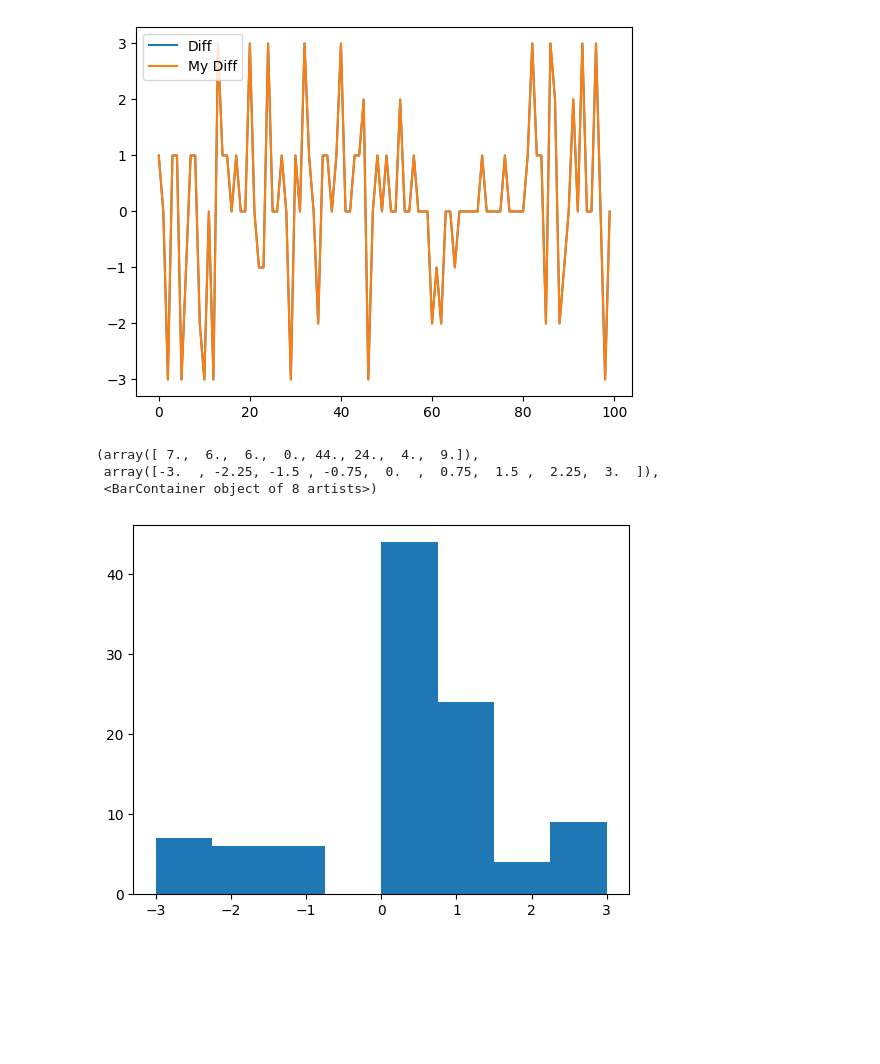
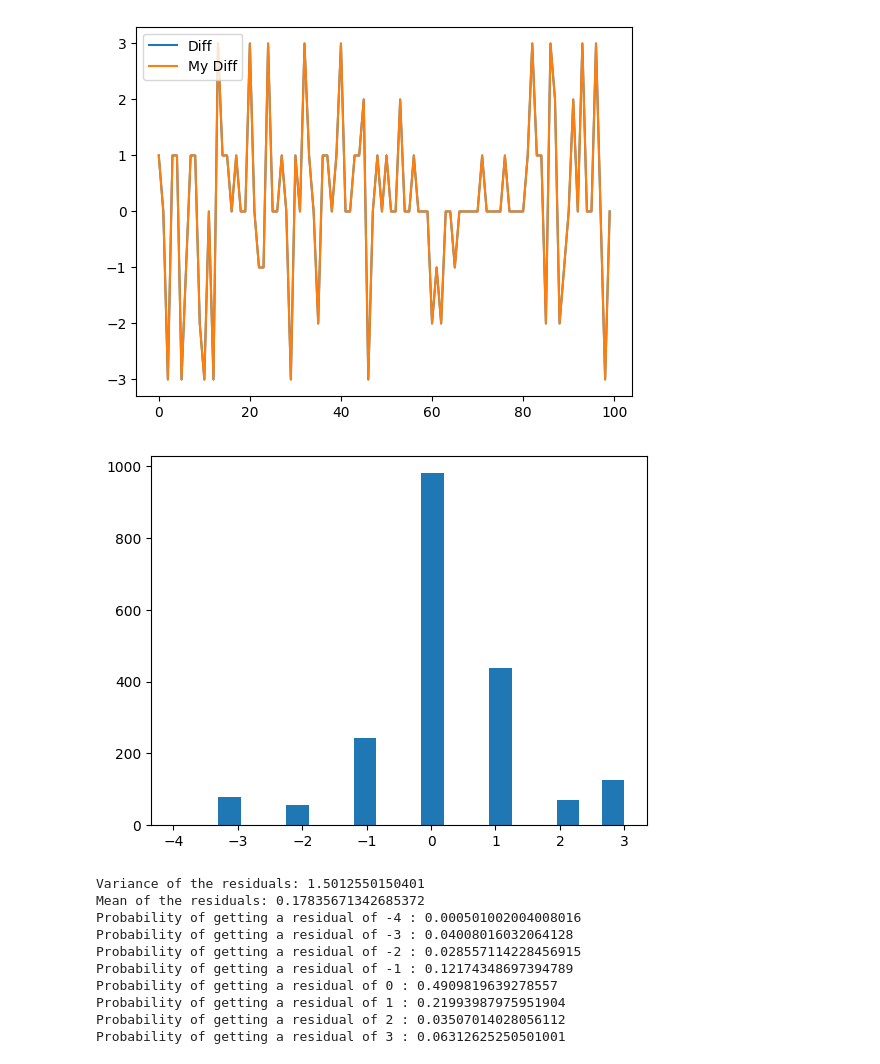
Before and after one commit to levladiator/Prosperity, a Jupyter notebook: src/forecaster-STARFRUIT.ipynb, the cells around one changed output. Saved outputs shown, nothing was run; the diff lists cells and outputs as text; code cells hidden in the pictures; blank space fills up the shorter version.

```diff
--- a/src/forecaster-STARFRUIT.ipynb
+++ b/src/forecaster-STARFRUIT.ipynb
@@ -182,11 +182,27 @@ My MSE: 0.006012024048096192
 [figure]
 [figure]
 # %%
-diff = actual[n:n+l] - my_predictions[n:n+l]
-plt.hist(diff, bins=8)
+diff = actual - my_predictions
+plt.hist(diff, bins=20)
+plt.show()
+
+# Calculate the variance of the residuals
+print("Variance of the residuals:", np.var(diff))
+print("Mean of the residuals:", np.mean(diff))
+
+# Calculate the probability of getting any residuals
+for i in range(-4, 4):
+    print("Probability of getting a residual of", i, ":", np.mean(diff == i))
 # %% [output]
+[figure, new version]
-(array([ 7.,  6.,  6.,  0., 44., 24.,  4.,  9.]),
- array([-3.  , -2.25, -1.5 , -0.75,  0.  ,  0.75,  1.5 ,  2.25,  3.  ]),
- <BarContainer object of 8 artists>)
+Variance of the residuals: 1.5012550150401
+Mean of the residuals: 0.17835671342685372
+Probability of getting a residual of -4 : 0.000501002004008016
+Probability of getting a residual of -3 : 0.04008016032064128
+Probability of getting a residual of -2 : 0.028557114228456915
+Probability of getting a residual of -1 : 0.12174348697394789
+Probability of getting a residual of 0 : 0.4909819639278557
+Probability of getting a residual of 1 : 0.21993987975951904
+Probability of getting a residual of 2 : 0.03507014028056112
+Probability of getting a residual of 3 : 0.06312625250501001
-[figure, old version]
 # %%
```
Also changed, not shown: parts of 3 cells of this notebook, 1 other file.
